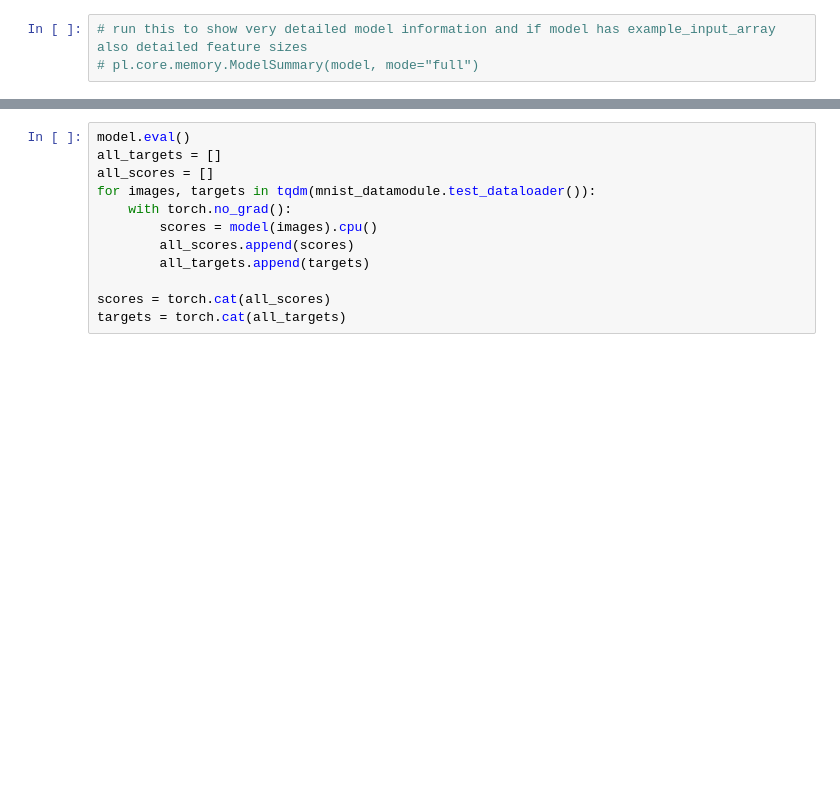
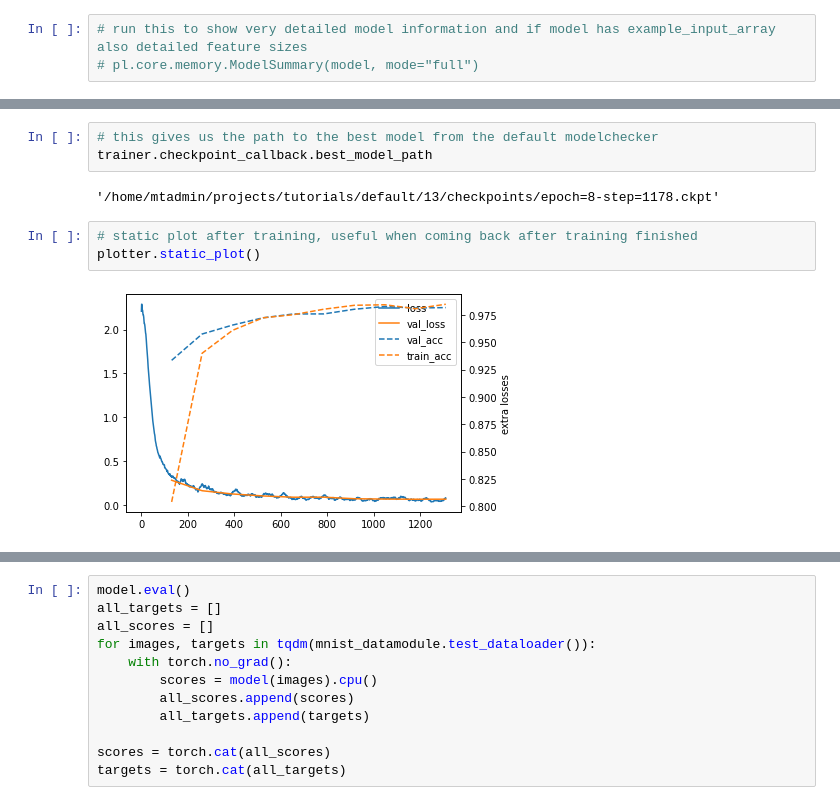
Before and after one commit to immanuelweber/tutorials, a Jupyter notebook: tutorial-pytorch-lightning-slightly_fancy.ipynb, the cells around one changed output, grey strips where cells are left out. Drawn from its saved outputs; the diff is of its cells as text; blank space fills up the shorter version.

Commit message:
print some model checkpoint info

```diff
--- a/tutorial-pytorch-lightning-slightly_fancy.ipynb
+++ b/tutorial-pytorch-lightning-slightly_fancy.ipynb
@@ -297,3 +297,13 @@ runtime: 103 s
+# %%
+# this gives us the path to the best model from the default modelchecker
+trainer.checkpoint_callback.best_model_path
+# %% [output]
+'/home/mtadmin/projects/tutorials/default/13/checkpoints/epoch=8-step=1178.ckpt'
+# %%
+# static plot after training, useful when coming back after training finished
+plotter.static_plot()
+# %% [output]
+[figure, added]
 # %%
 trainer.test(verbose=False)
 # %% [output]
```
Also changed, not shown: parts of 4 cells of this notebook.
